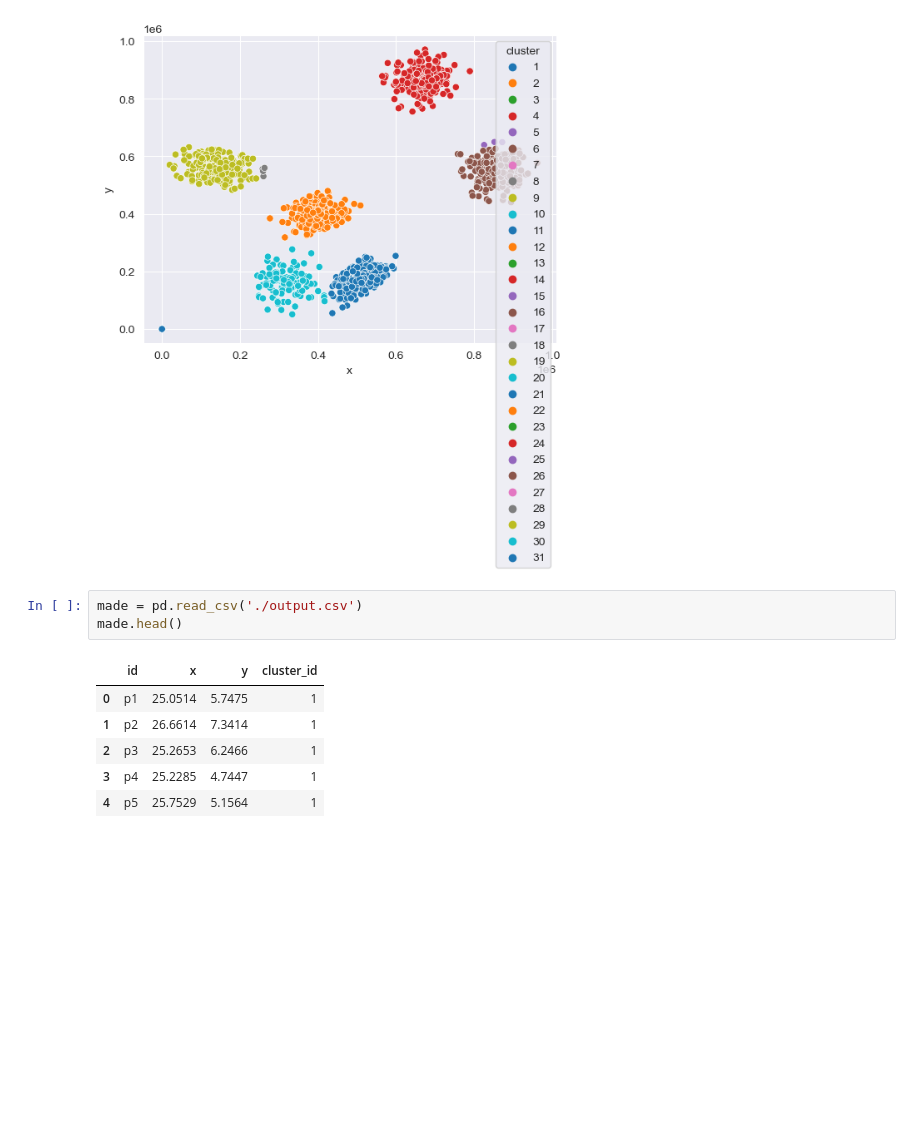
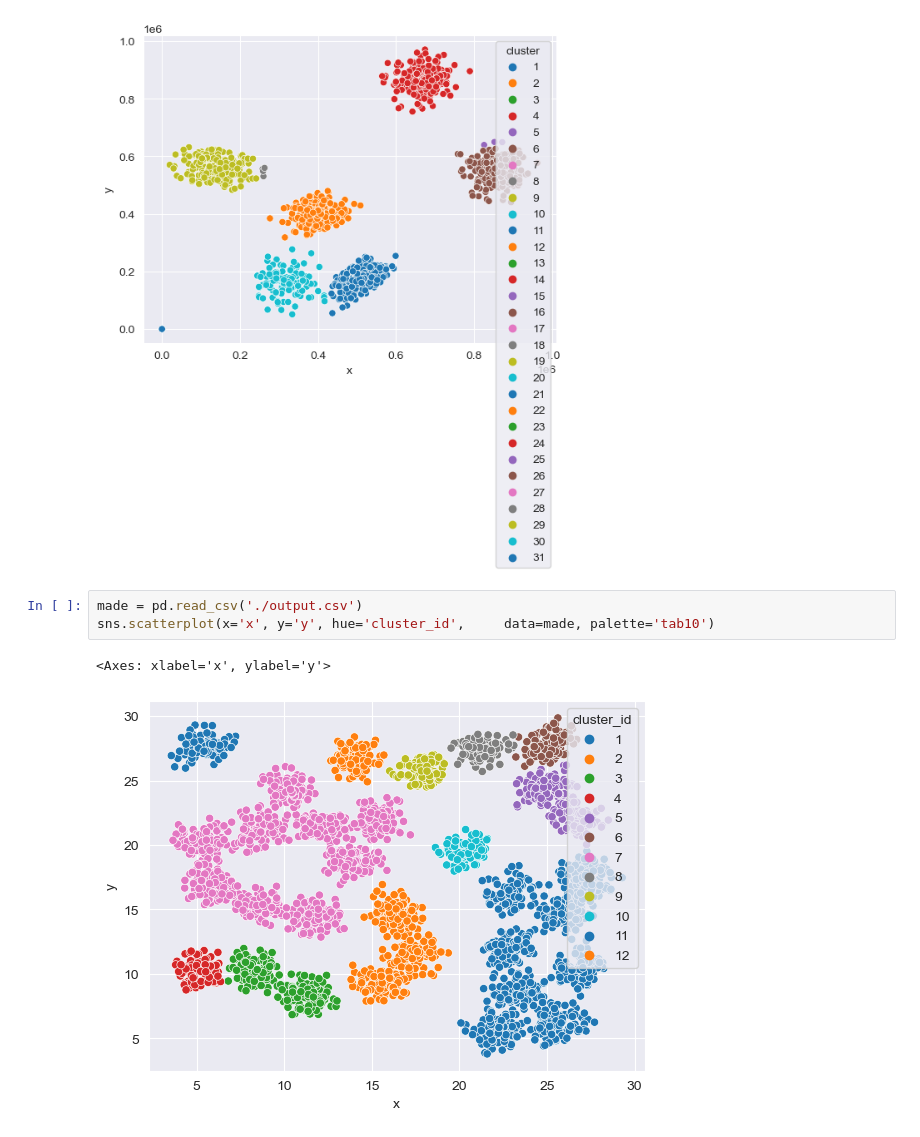
Before and after one commit to KyuHwan00/CSE304_DataMining_G4, a Jupyter notebook: A2_G4/test.ipynb, the cells around one changed output. Saved outputs shown, nothing was run; the diff lists cells and outputs as text; blank space fills up the shorter version.

```diff
--- a/A2_G4/test.ipynb
+++ b/A2_G4/test.ipynb
@@ -54,14 +54,10 @@ sns.scatterplot(x='x', y='y', hue='cluster', data=df, palette='tab10')
 [figure]
 # %%
 made = pd.read_csv('./output.csv')
-made.head()
+sns.scatterplot(x='x', y='y', hue='cluster_id',     data=made, palette='tab10')
 # %% [output]
-|  | id | x | y | cluster_id |
-| 0 | p1 | 25.0514 | 5.7475 | 1 |
-| 1 | p2 | 26.6614 | 7.3414 | 1 |
-| 2 | p3 | 25.2653 | 6.2466 | 1 |
-| 3 | p4 | 25.2285 | 4.7447 | 1 |
-| 4 | p5 | 25.7529 | 5.1564 | 1 |
+<Axes: xlabel='x', ylabel='y'>
+[figure, added]
 # %%
 sns.scatterplot(x='x', y='y', hue='cluster_id',     data=made, palette='tab10')
 # %% [output]
```
Also changed, not shown: parts of 1 cell of this notebook, 4 other files.
